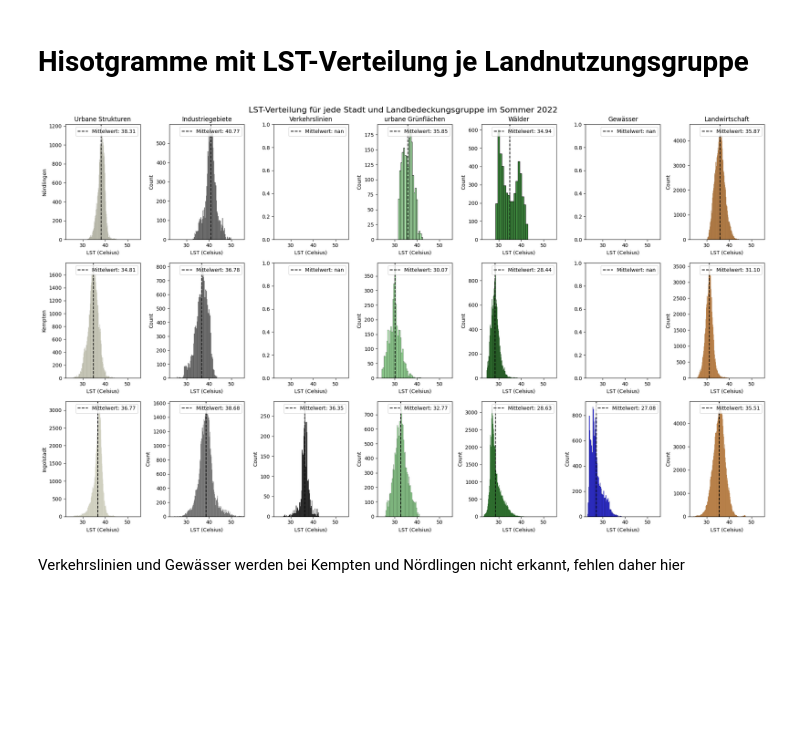
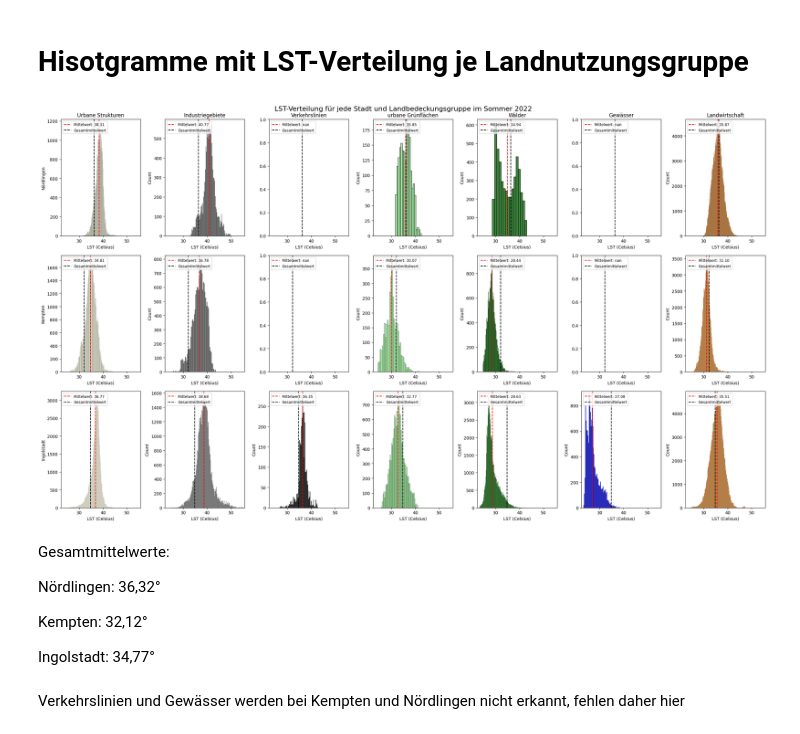
Before and after one commit to Sarah-0405/Bachelorarbeit_, a Jupyter notebook: CORINE.ipynb, the cells around one changed output. Cells and saved outputs as stored; diff of their text form; code cells hidden in the pictures; blank space fills up the shorter version.

```diff
--- a/CORINE.ipynb
+++ b/CORINE.ipynb
@@ -641,8 +641,14 @@ cities = [
     ('Ingolstadt', combined_ingolstadt)
 ]
 
+city_means = {
+    'Nördlingen': combined_noerdlingen['LST_Celsius'].mean(),
+    'Kempten': combined_kempten['LST_Celsius'].mean(),
+    'Ingolstadt': combined_ingolstadt['LST_Celsius'].mean()
+}
+
 # Create a figure and axes for the histograms
-fig, axes = plt.subplots(nrows=len(cities), ncols=len(gruppen), figsize=(20, 12))  # Adjust figsize as needed
+fig, axes = plt.subplots(nrows=len(cities), ncols=len(gruppen), figsize=(24, 14))  # Adjust figsize as needed
 fig.suptitle('LST-Verteilung für jede Stadt und Landbedeckungsgruppe im Sommer 2022', fontsize=16)
 
 # Iterate through each city and land use group
@@ -657,35 +663,49 @@ for i, (city_name, city_data) in enumerate(cities):
         mean_lst = group_data.mean()
 
         # Plot the histogram
         color = farben.get(group_name)  # Get color from 'farben' if available, otherwise use default
         sns.histplot(group_data, ax=ax, color=color)
 
         # Plot a vertical dashed line for the mean LST
-        ax.axvline(mean_lst, color='black', linestyle='--', label=f'Mittelwert: {mean_lst:.2f}')
+        ax.axvline(mean_lst, color='red', linestyle='--', label=f'Mittelwert: {mean_lst:.2f}')
+
+        # Füge die gestrichelte Linie für den allgemeinen Mittelwert hinzu
+        ax.axvline(city_means[city_name], color='black', linestyle='--', label=f'Gesamtmittelwert')
+
 
         # Set title and labels for the current subplot
         if i == 0:
             ax.set_title(group_name)  # Set title only for the top row
         if j == 0:
             ax.set_ylabel(city_name)  # Set y-label only for the first column
         ax.set_xlabel('LST (Celsius)')
         ax.legend()  # Add legend to display mean LST
 
 # Get the minimum and maximum LST values across all cities and groups
 min_lst = min(combined_df['LST_Celsius'].min() for _, combined_df in cities)
 max_lst = max(combined_df['LST_Celsius'].max() for _, combined_df in cities)
 
 # Set the x-axis limits for all subplots
 for ax in axes.flatten():
     ax.set_xlim(min_lst, max_lst)
+    ax.legend(fontsize='small', loc='upper left')
+
 
 # Adjust spacing between subplots
 plt.tight_layout()
 
 # Show the plot
 plt.show()
 # %% [output]
-[figure, old version]
+[figure, new version]
+# %% [markdown]
+Gesamtmittelwerte:
+
+Nördlingen: 36,32°
+
+Kempten: 32,12°
+
+Ingolstadt: 34,77°
 # %% [markdown]
 Verkehrslinien und Gewässer werden bei Kempten und Nördlingen nicht erkannt, fehlen daher hier
 # %% [markdown]
```
